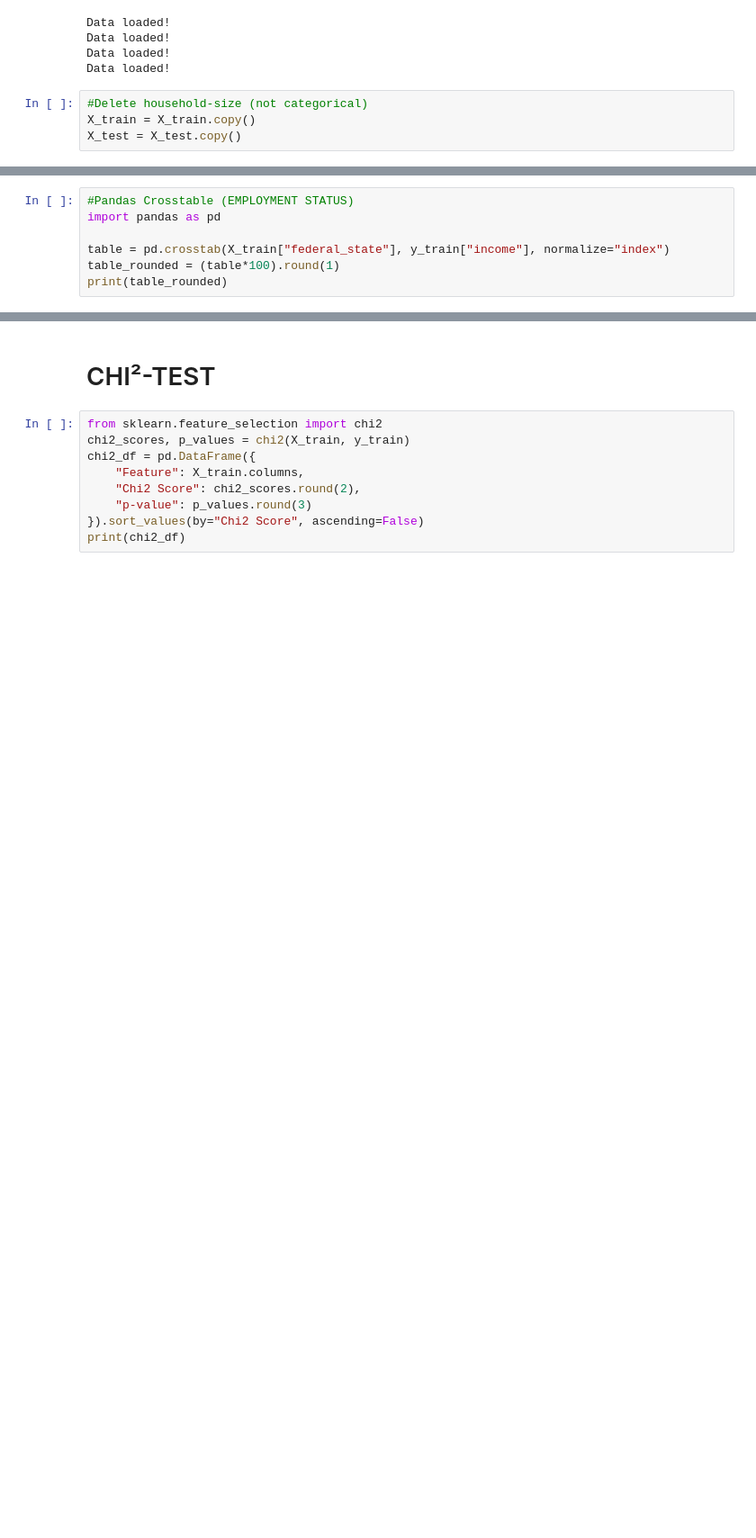
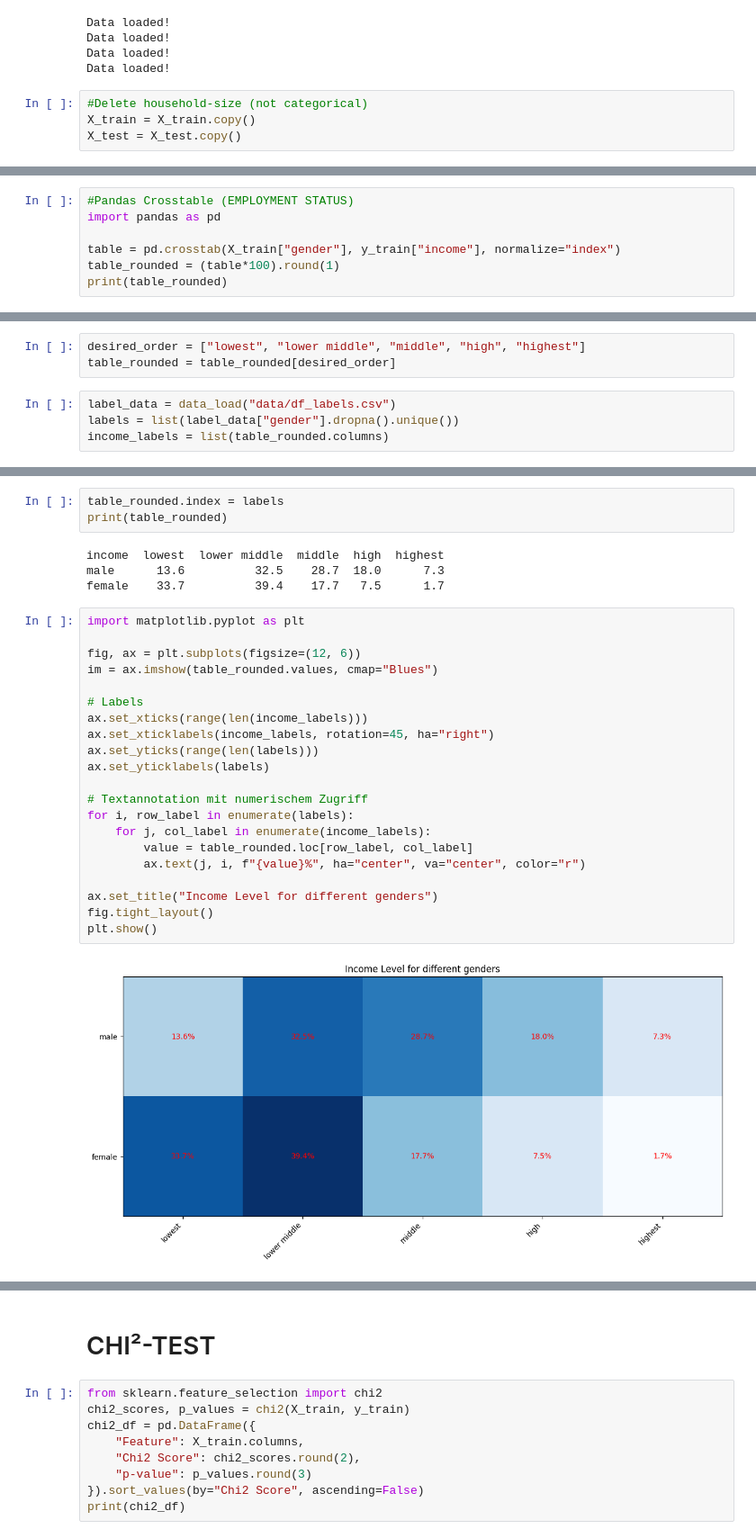
Before and after one commit to metropolisjenensis/Probabilistic-Machine-Learning_lecture-PROJECTS, a Jupyter notebook: projects/13-3NTXXXX_microcensus_income/notebooks/categorical_nb.ipynb, the cells around one changed output, grey strips where cells are left out. Shown at 90% size. Cells and saved outputs as stored; diff of their text form; blank space fills up the shorter version.

```diff
--- a/projects/13-3NTXXXX_microcensus_income/notebooks/categorical_nb.ipynb
+++ b/projects/13-3NTXXXX_microcensus_income/notebooks/categorical_nb.ipynb
@@ -21,7 +23,7 @@ X_test = X_test.copy()
 #Pandas Crosstable (EMPLOYMENT STATUS)
 import pandas as pd
 
-table = pd.crosstab(X_train["federal_state"], y_train["income"], normalize="index")
+table = pd.crosstab(X_train["gender"], y_train["income"], normalize="index")
 table_rounded = (table*100).round(1)
 print(table_rounded)
 # %% [output]
@@ -31,0 +34,7 @@ federal_state
+# %%
+desired_order = ["lowest", "lower middle", "middle", "high", "highest"]
+table_rounded = table_rounded[desired_order]
+# %%
+label_data = data_load("data/df_labels.csv")
+labels = list(label_data["gender"].dropna().unique())
+income_labels = list(table_rounded.columns)
@@ -31,0 +47,30 @@ federal_state
+# %%
+table_rounded.index = labels
+print(table_rounded)
+# %% [output]
+income  lowest  lower middle  middle  high  highest
+male      13.6          32.5    28.7  18.0      7.3
+female    33.7          39.4    17.7   7.5      1.7
+# %%
+import matplotlib.pyplot as plt
+
+fig, ax = plt.subplots(figsize=(12, 6))
+im = ax.imshow(table_rounded.values, cmap="Blues")
+
+# Labels
+ax.set_xticks(range(len(income_labels)))
+ax.set_xticklabels(income_labels, rotation=45, ha="right")
+ax.set_yticks(range(len(labels)))
+ax.set_yticklabels(labels)
+
+# Textannotation mit numerischem Zugriff
+for i, row_label in enumerate(labels):
+    for j, col_label in enumerate(income_labels):
+        value = table_rounded.loc[row_label, col_label]
+        ax.text(j, i, f"{value}%", ha="center", va="center", color="r")
+
+ax.set_title("Income Level for different genders")
+fig.tight_layout()
+plt.show()
+# %% [output]
+[figure, added]
```
Also changed, not shown: parts of 15 cells of this notebook, 10 other files.
